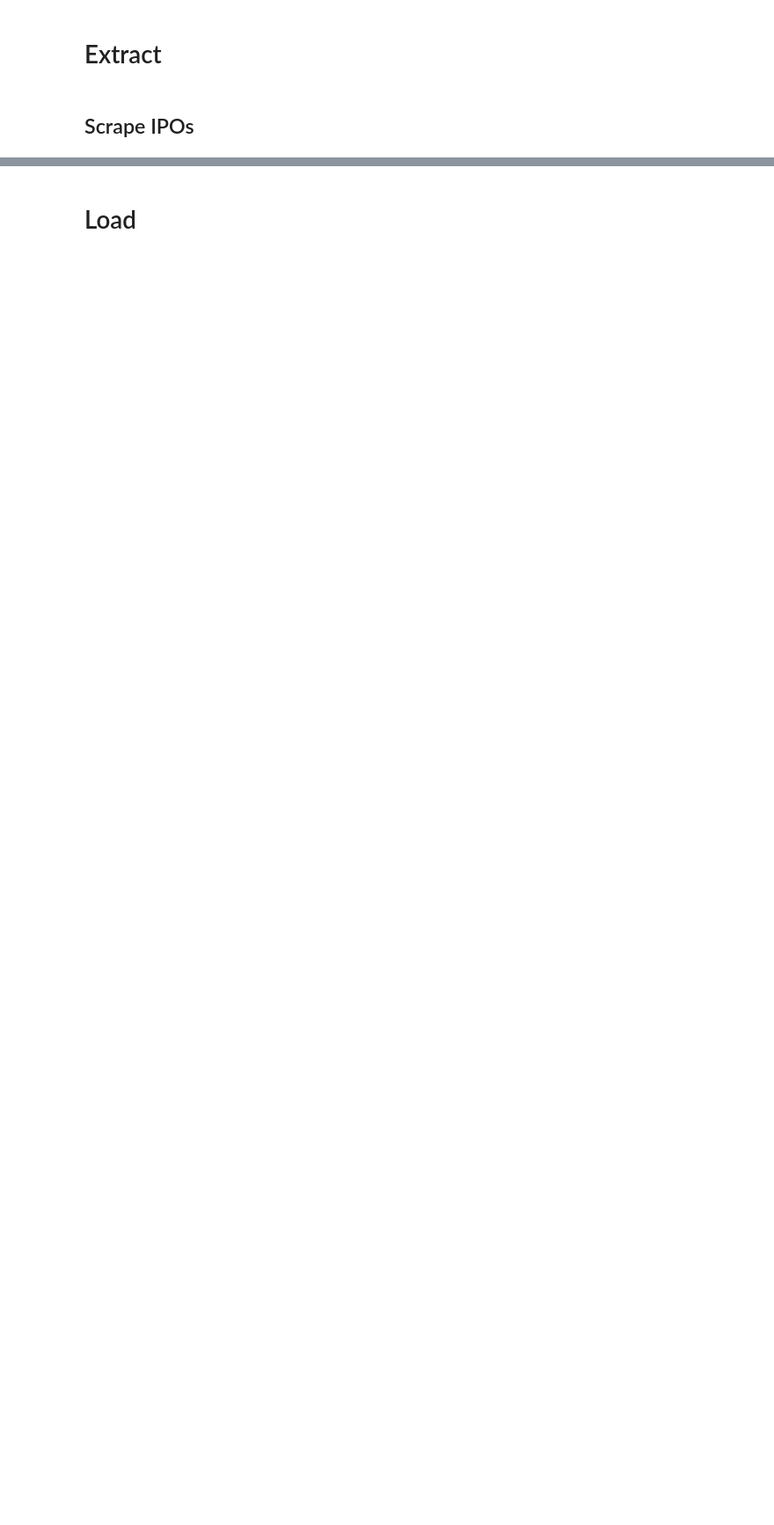
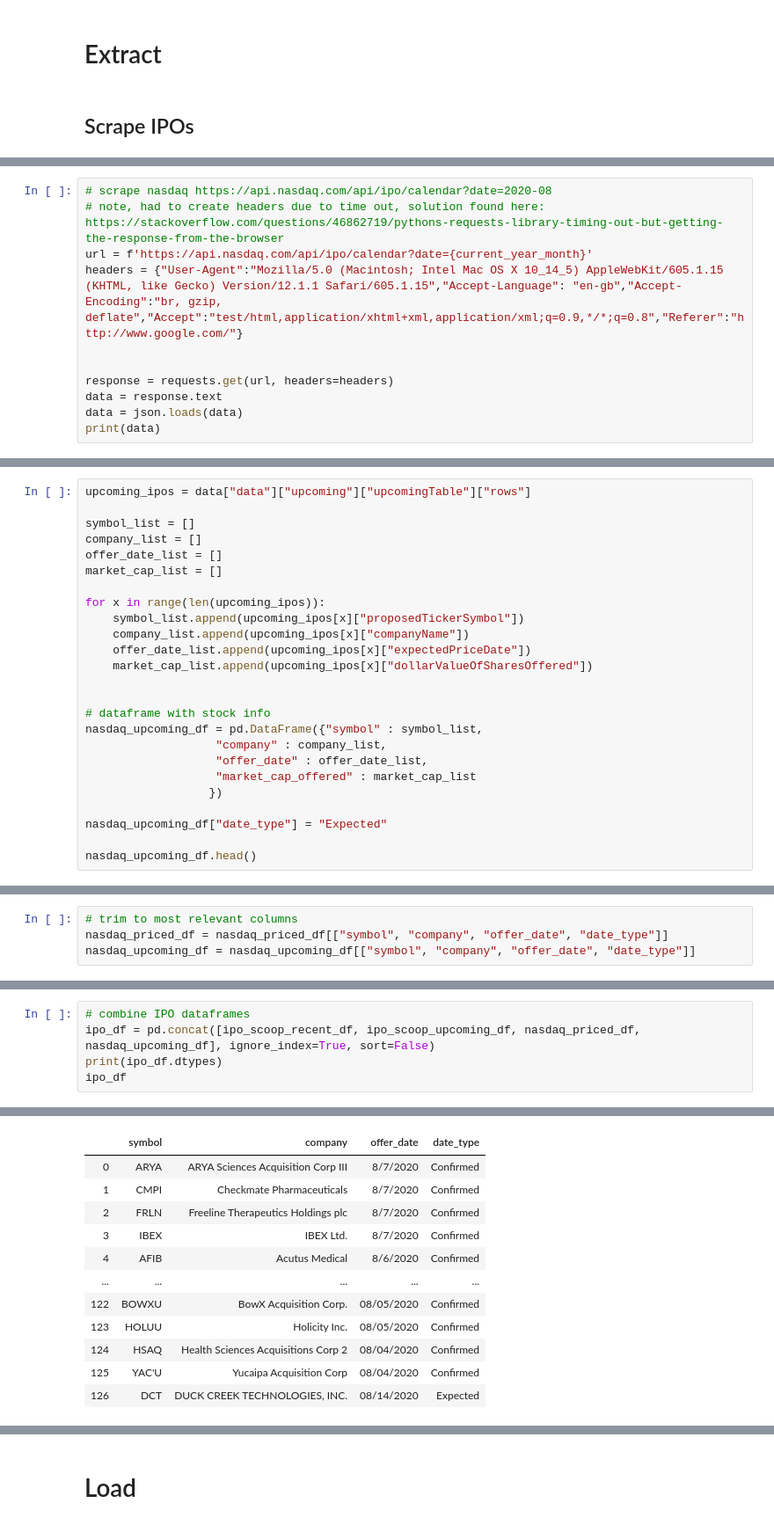
Before and after one commit to admiral810/IPO_tracker, a Jupyter notebook: get_IPO_data.ipynb, the cells around one changed output, grey strips where cells are left out. Shown: that part at 88% size. Saved outputs shown, nothing was run; the diff lists cells and outputs as text; blank space fills up the shorter version.

Commit message:
added postgres schema, added nasdaq api Requests pull

```diff
--- a/get_IPO_data.ipynb
+++ b/get_IPO_data.ipynb
@@ -196,0 +117,11 @@ https://blog.quandl.com/api-for-stock-data
+# %%
+# scrape nasdaq https://api.nasdaq.com/api/ipo/calendar?date=2020-08
+# note, had to create headers due to time out, solution found here: https://stackoverflow.com/questions/46862719/pythons-requests-library-timing-out-but-getting-the-response-from-the-browser
+url = f'https://api.nasdaq.com/api/ipo/calendar?date={current_year_month}'
+headers = {"User-Agent":"Mozilla/5.0 (Macintosh; Intel Mac OS X 10_14_5) AppleWebKit/605.1.15 (KHTML, like Gecko) Version/12.1.1 Safari/605.1.15","Accept-Language": "en-gb","Accept-Encoding":"br, gzip, deflate","Accept":"test/html,application/xhtml+xml,application/xml;q=0.9,*/*;q=0.8","Referer":"http://www.google.com/"}
+
+
+response = requests.get(url, headers=headers)
+data = response.text
+data = json.loads(data)
+print(data)
@@ -196,0 +162,25 @@ https://blog.quandl.com/api-for-stock-data
+# %%
+upcoming_ipos = data["data"]["upcoming"]["upcomingTable"]["rows"]
+
+symbol_list = []
+company_list = []
+offer_date_list = []
+market_cap_list = []
+
+for x in range(len(upcoming_ipos)):
+    symbol_list.append(upcoming_ipos[x]["proposedTickerSymbol"])
+    company_list.append(upcoming_ipos[x]["companyName"])
+    offer_date_list.append(upcoming_ipos[x]["expectedPriceDate"])
+    market_cap_list.append(upcoming_ipos[x]["dollarValueOfSharesOffered"])
+
+
+# dataframe with stock info
+nasdaq_upcoming_df = pd.DataFrame({"symbol" : symbol_list,
+                   "company" : company_list,
+                   "offer_date" : offer_date_list,
+                   "market_cap_offered" : market_cap_list
+                  })
+
+nasdaq_upcoming_df["date_type"] = "Expected"
+
+nasdaq_upcoming_df.head()
@@ -196,0 +190,4 @@ https://blog.quandl.com/api-for-stock-data
+# %%
+# trim to most relevant columns
+nasdaq_priced_df = nasdaq_priced_df[["symbol", "company", "offer_date", "date_type"]]
+nasdaq_upcoming_df = nasdaq_upcoming_df[["symbol", "company", "offer_date", "date_type"]]
@@ -196,0 +200,6 @@ https://blog.quandl.com/api-for-stock-data
+# %%
+# combine IPO dataframes
+ipo_df = pd.concat([ipo_scoop_recent_df, ipo_scoop_upcoming_df, nasdaq_priced_df, nasdaq_upcoming_df], ignore_index=True, sort=False)
+print(ipo_df.dtypes)
+ipo_df
+# %% [output]
@@ -196,0 +211,12 @@ https://blog.quandl.com/api-for-stock-data
+|  | symbol | company | offer_date | date_type |
+| 0 | ARYA | ARYA Sciences Acquisition Corp III | 8/7/2020 | Confirmed |
+| 1 | CMPI | Checkmate Pharmaceuticals | 8/7/2020 | Confirmed |
+| 2 | FRLN | Freeline Therapeutics Holdings plc | 8/7/2020 | Confirmed |
+| 3 | IBEX | IBEX Ltd. | 8/7/2020 | Confirmed |
+| 4 | AFIB | Acutus Medical | 8/6/2020 | Confirmed |
+| ... | ... | ... | ... | ... |
+| 122 | BOWXU | BowX Acquisition Corp. | 08/05/2020 | Confirmed |
+| 123 | HOLUU | Holicity Inc. | 08/05/2020 | Confirmed |
+| 124 | HSAQ | Health Sciences Acquisitions Corp 2 | 08/04/2020 | Confirmed |
+| 125 | YAC'U | Yucaipa Acquisition Corp | 08/04/2020 | Confirmed |
+| 126 | DCT | DUCK CREEK TECHNOLOGIES, INC. | 08/14/2020 | Expected |
```
Also changed, not shown: parts of 40 cells of this notebook, 2 other files.
